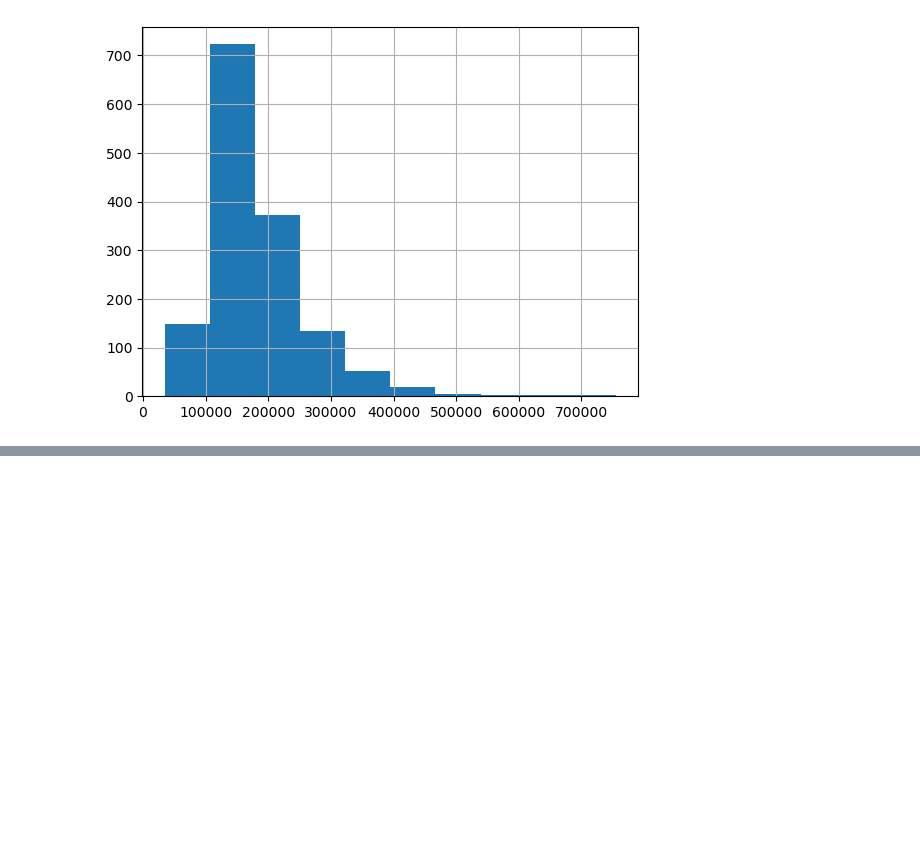
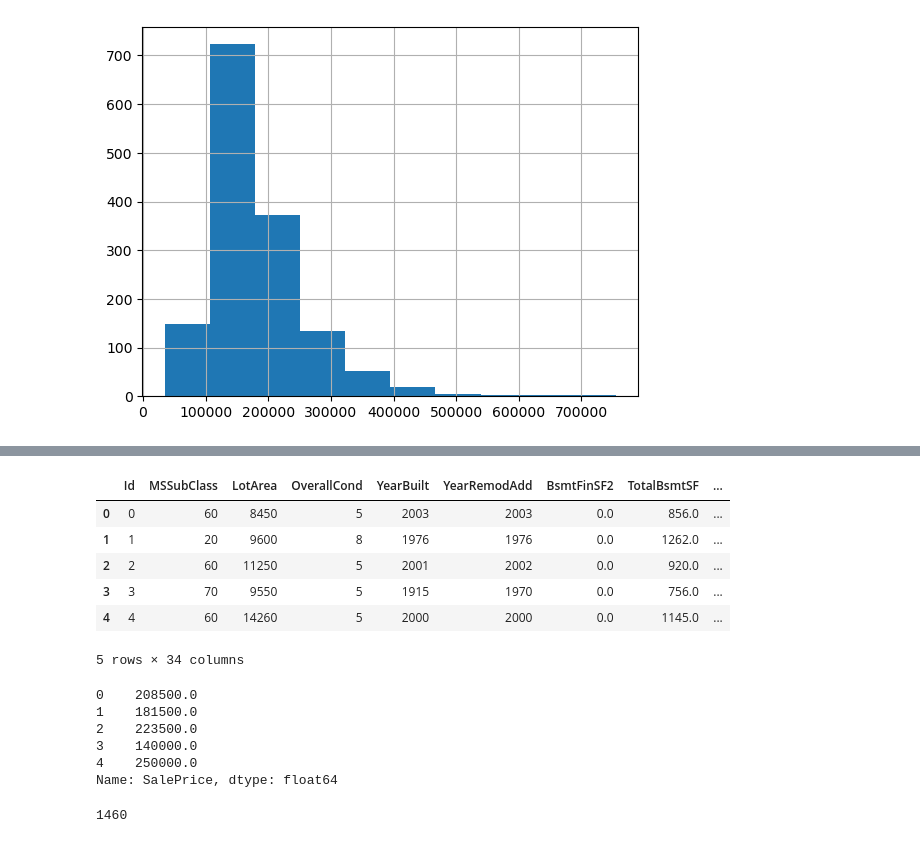
Before and after one commit to garchompSD007/EDA_ML_DL_Practice, a Jupyter notebook: first.ipynb, the cells around one changed output, grey strips where cells are left out. Cells and saved outputs as stored; diff of their text form; code cells hidden in the pictures; blank space fills up the shorter version.

```diff
--- a/first.ipynb
+++ b/first.ipynb
@@ -138,0 +206,27 @@ house_df["SalePrice"].hist()
+# %%
+# seperate features(x) and target(y)
+x = df.drop("SalePrice",axis=1)
+y = df["SalePrice"]
+# %%
+x.head()
+# %% [output]
+|  | Id | MSSubClass | LotArea | OverallCond | YearBuilt | YearRemodAdd | BsmtFinSF2 | TotalBsmtSF | ... |
+| 0 | 0 | 60 | 8450 | 5 | 2003 | 2003 | 0.0 | 856.0 | ... |
+| 1 | 1 | 20 | 9600 | 8 | 1976 | 1976 | 0.0 | 1262.0 | ... |
+| 2 | 2 | 60 | 11250 | 5 | 2001 | 2002 | 0.0 | 920.0 | ... |
+| 3 | 3 | 70 | 9550 | 5 | 1915 | 1970 | 0.0 | 756.0 | ... |
+| 4 | 4 | 60 | 14260 | 5 | 2000 | 2000 | 0.0 | 1145.0 | ... |
+5 rows × 34 columns
+# %%
+y.head()
+# %% [output]
+0    208500.0
+1    181500.0
+2    223500.0
+3    140000.0
+4    250000.0
+Name: SalePrice, dtype: float64
+# %%
+print(len(y))
+# %% [output]
+1460
```
Also changed, not shown: parts of 9 cells of this notebook.
